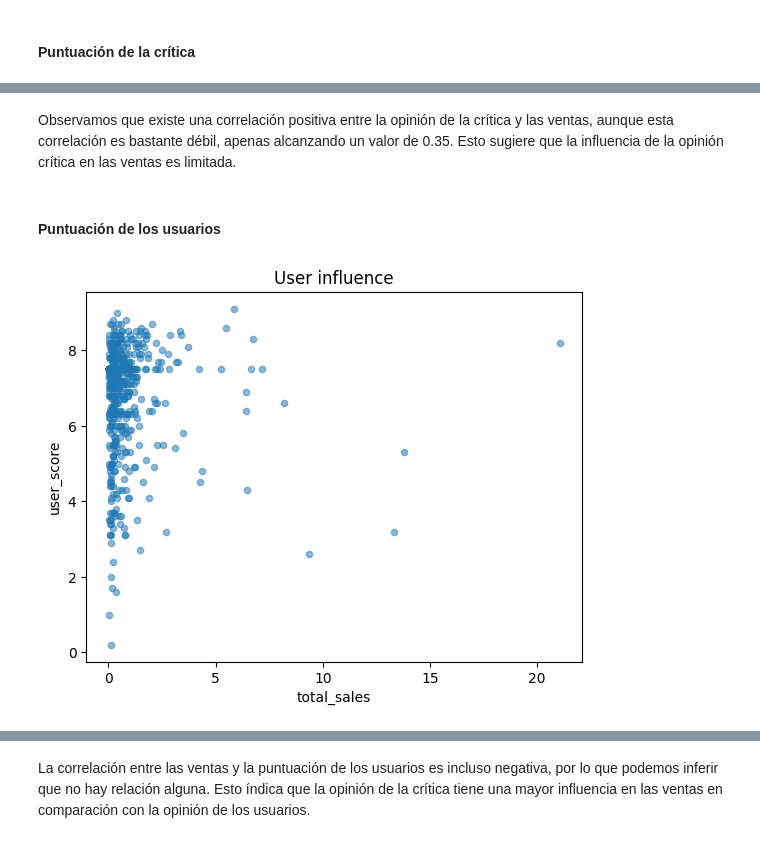
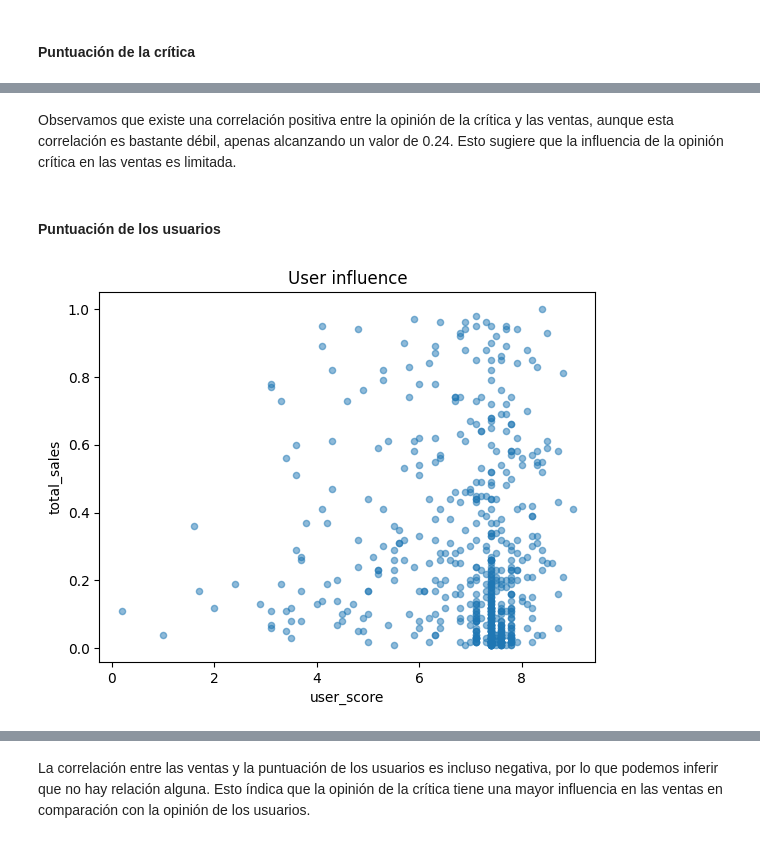
Before and after one commit to emmcors/videogame_sales, a Jupyter notebook: campaña_2017.ipynb, the cells around one changed output, grey strips where cells are left out. Drawn from its saved outputs; the diff is of its cells as text; code cells hidden in the pictures.

```diff
--- a/campaña_2017.ipynb
+++ b/campaña_2017.ipynb
@@ -228,3 +278,10 @@ df_games.fillna({'user_score':user_score_median}, inplace=True)
+# %%
+# aplicamos las funciones para la sustitución de las puntuaciones ausentes
+missing_critic_score = df_games['critic_score'].isna()
+missing_user_score = df_games['user_score'].isna()
+
+df_games.loc[missing_critic_score, 'critic_score'] = df_games.loc[missing_critic_score, 'genre'].apply(critic_score_median)
+df_games.loc[missing_user_score, 'user_score'] = df_games.loc[missing_user_score, 'genre'].apply(user_score_median)
 # %% [markdown]
 #### Clasificación ESRB
 # %%
@@ -339,6 +382,6 @@ Realizaremos un análisis con respecto a los datos anuales de las plataformas co
 # %%
 # Obtenemos una lista de las plataformas con mejores ventas en los últimos años
-df_last_games = df_games[df_games['year_of_release']>2011] # filtramos los videjuegos más recientes
+df_last_games = df_games[df_games['year_of_release']>=2011] # filtramos los videjuegos más recientes
 df_platforms = df_last_games.groupby('platform')['total_sales'].sum().sort_values()
 print(df_platforms)
 # %% [output]
@@ -495,0 +535,3 @@ Name: total_sales, dtype: float64
+# %%
+# filtramos los juegos con 1 millón máximo de ventas
+df_last_games = df_last_games[df_last_games['total_sales']<=1]
@@ -517,10 +568,10 @@ Name: name, dtype: int64
 # %% [markdown]
 #### Puntuación de la crítica
 # %%
-df_games_ps3 = df_games_filtered[df_games_filtered['platform']=='PS3']
+df_games_ps3 = df_last_games[df_last_games['platform']=='PS3']
 df_games_ps3.plot(
-    x='total_sales',
-    y='critic_score',
+    x='critic_score',
+    y='total_sales',
     kind='scatter',
     alpha= 0.5,
     title = 'Critic influence'
@@ -536,18 +587,18 @@ coeficiente de correlación: 0.35005116856453344
 # %% [markdown]
-Observamos que existe una correlación positiva entre la opinión de la crítica y las ventas, aunque esta correlación es bastante débil, apenas alcanzando un valor de 0.35. Esto sugiere que la influencia de la opinión crítica en las ventas es limitada.
+Observamos que existe una correlación positiva entre la opinión de la crítica y las ventas, aunque esta correlación es bastante débil, apenas alcanzando un valor de 0.24. Esto sugiere que la influencia de la opinión crítica en las ventas es limitada.
 # %% [markdown]
 #### Puntuación de los usuarios
 # %%
 df_games_ps3.plot(
-    x='total_sales',
-    y='user_score',
+    x='user_score',
+    y='total_sales',
     kind='scatter',
     alpha= 0.5,
     title = 'User influence'
 )
 plt.show()
 # %% [output]
-[figure, old version]
+[figure, new version]
 # %%
 #obtenemos el coeficiente de correlación
 print('coeficiente de correlación:',df_games_ps3['total_sales'].corr(df_games_ps3['user_score']))
```
Also changed, not shown: parts of 77 cells of this notebook, 1 other file.
